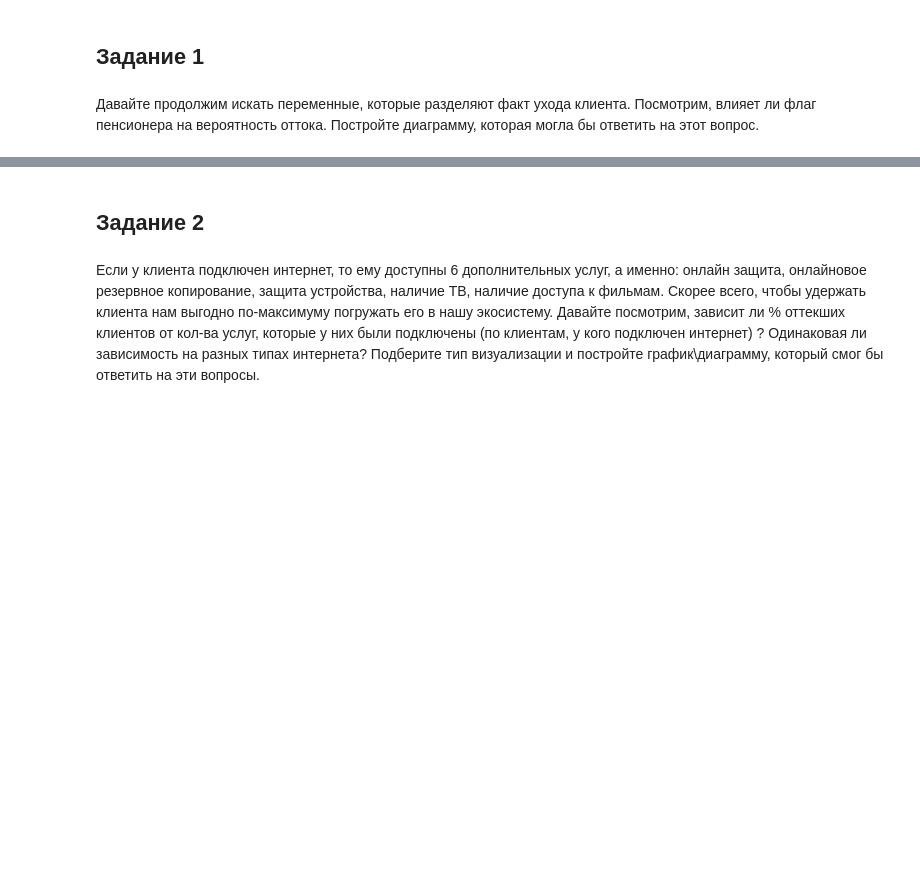
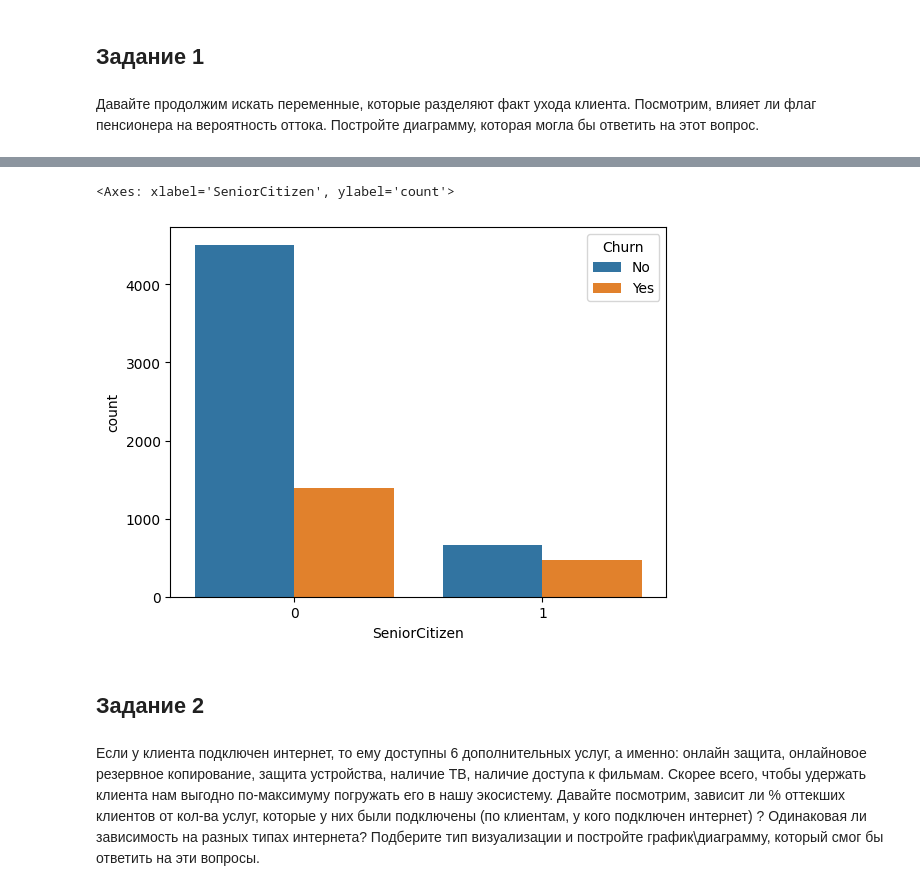
Before and after one commit to Mentaltired/t-bank_da_base_course, a Jupyter notebook: Домашнее задание 'Визуализация'.ipynb, the cells around one changed output, grey strips where cells are left out. Drawn from its saved outputs; the diff is of its cells as text; code cells hidden in the pictures; blank space fills up the shorter version.

```diff
--- a/Домашнее задание 'Визуализация'.ipynb
+++ b/Домашнее задание 'Визуализация'.ipynb
@@ -6,5 +6,5 @@ import plotly.graph_objects as go
 import plotly.express as px
 %matplotlib inline
 # %%
-df = pd.read_csv('WA_Fn-UseC_-Telco-Customer-Churn.csv')
+df = pd.read_csv('wa_fn-usec_-telco-customer-churn-9885c2ea-5e03-41a3-8198-0670a1109729-ceeff6fe-e4f2-4285-a5b6-1e7941d1f9d2.csv')
 # %%
@@ -13,3 +35,8 @@ df['TotalCharges'] = pd.to_numeric(df['TotalCharges'],errors='coerce')
 ## Задание 1
 # %% [markdown]
 Давайте продолжим искать переменные, которые разделяют факт ухода клиента. Посмотрим, влияет ли флаг пенсионера на вероятность оттока. Постройте диаграмму, которая могла бы ответить на этот вопрос.
+# %%
+df_temp = df.groupby(['SeniorCitizen', 'Churn']).agg({'customerID': 'count'})
+df_temp.columns = ['count']
+df_temp = df_temp.reset_index()
+df_temp
@@ -16,3 +49,8 @@ df['TotalCharges'] = pd.to_numeric(df['TotalCharges'],errors='coerce')
+# %%
+sns.barplot(data=df_temp, x='SeniorCitizen', y='count', hue='Churn')
+# %% [output]
+<Axes: xlabel='SeniorCitizen', ylabel='count'>
+[figure, added]
 # %% [markdown]
 ## Задание 2
 # %% [markdown]
```
Also changed, not shown: parts of 7 cells of this notebook.
